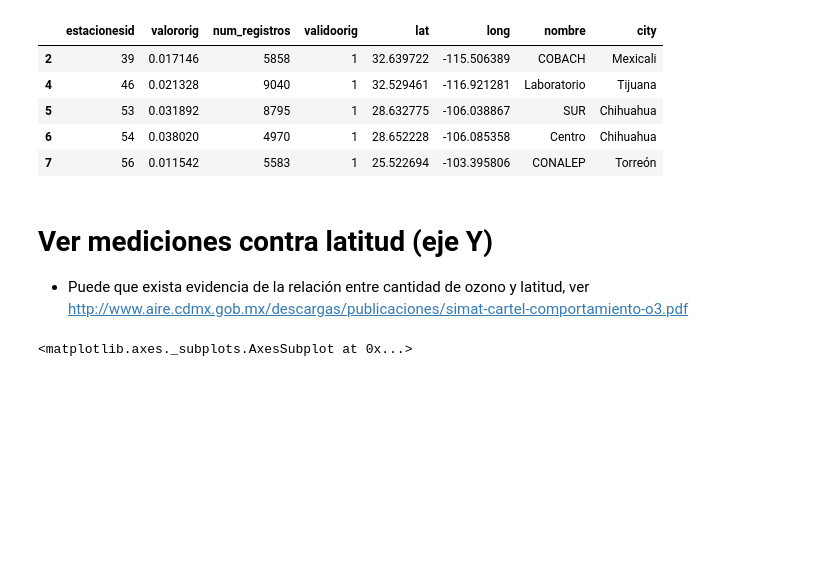
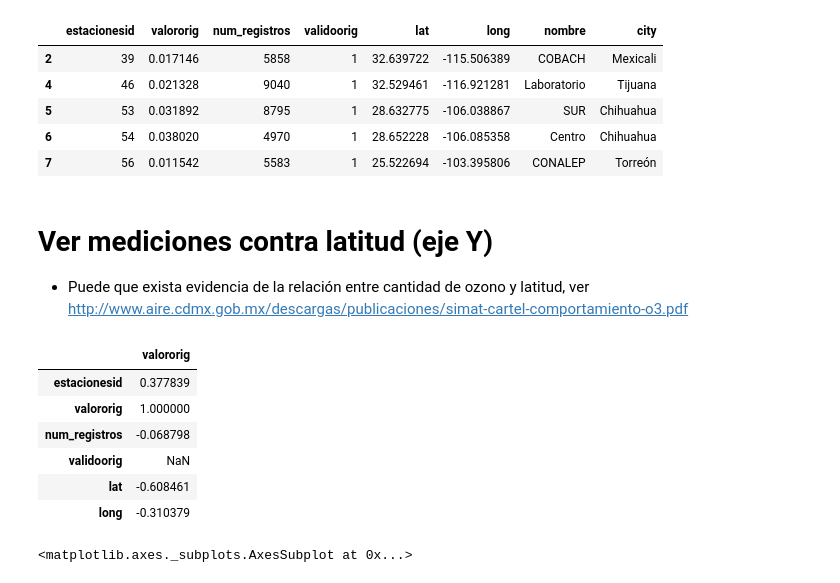
Before and after one commit to mxabierto/calidad-del-aire, a Jupyter notebook: notebooks/0.09_ozono_CDMX.ipynb, the cells around one changed output. Drawn from its saved outputs; the diff is of its cells as text; code cells hidden in the pictures; blank space fills up the shorter version.

```diff
--- a/notebooks/0.09_ozono_CDMX.ipynb
+++ b/notebooks/0.09_ozono_CDMX.ipynb
@@ -119,6 +119,16 @@ filtered_medicion.head()
 # Ver mediciones contra latitud (eje Y)
 
 - Puede que exista evidencia de la relación entre cantidad de ozono y latitud, ver http://www.aire.cdmx.gob.mx/descargas/publicaciones/simat-cartel-comportamiento-o3.pdf
+# %%
+filtered_medicion[filtered_medicion.city=='Valle de México'].corr()[['valororig']]
+# %% [output]
+|  | valororig |
+| estacionesid | 0.377839 |
+| valororig | 1.000000 |
+| num_registros | -0.068798 |
+| validoorig | NaN |
+| lat | -0.608461 |
+| long | -0.310379 |
 # %%
 filtered_medicion[filtered_medicion.city=='Valle de México'].plot.scatter('lat', 'valororig')
 # %% [output]
```
Also changed, not shown: parts of 3 cells of this notebook, 3 other files.
